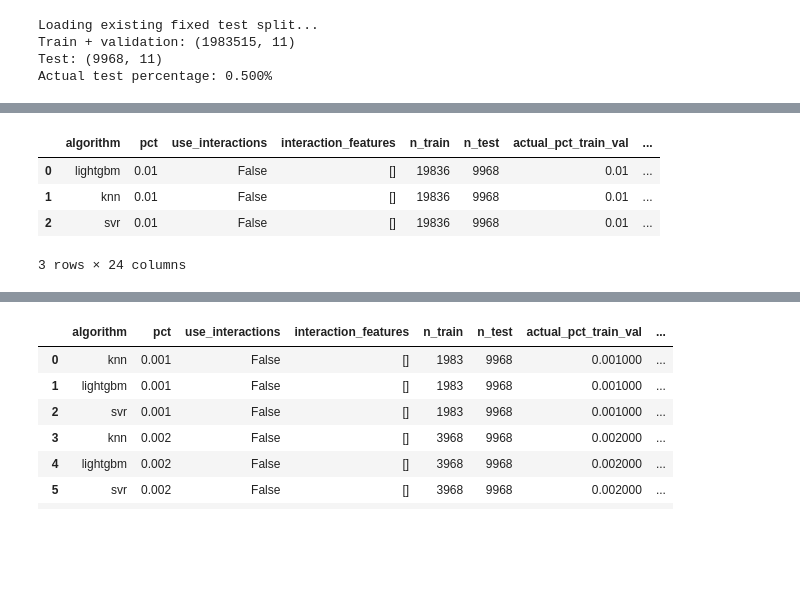
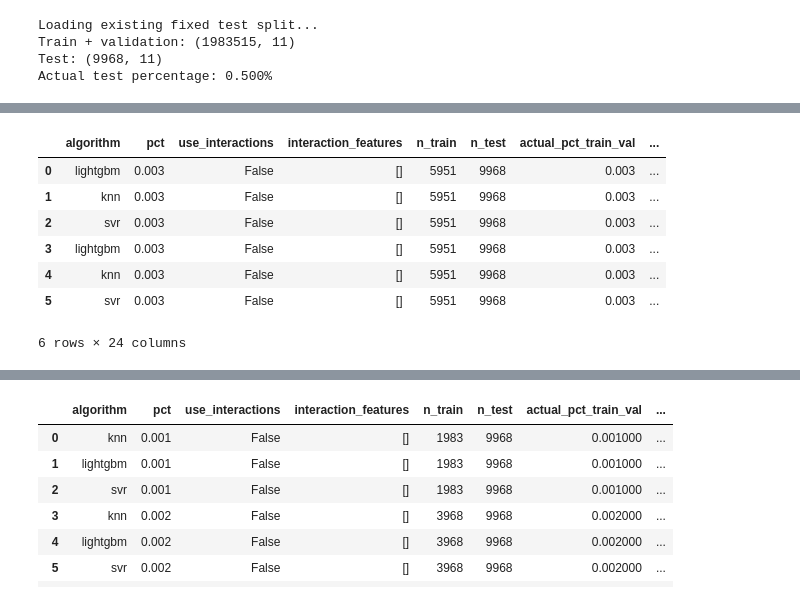
Before and after one commit to suehuynh/hospital-stay-forecast, a Jupyter notebook: notebooks/Pipeline and Training.ipynb, the cells around one changed output, grey strips where cells are left out. Cells and saved outputs as stored; diff of their text form; code cells hidden in the pictures; blank space fills up the shorter version.

Commit message:
modified to support multiple random states

```diff
--- a/notebooks/Pipeline and Training.ipynb
+++ b/notebooks/Pipeline and Training.ipynb
@@ -542,12 +548,13 @@ def run_experiment(model_name, pct, features=ADMISSION,
         cv_metrics=cv_metrics,
         test_metrics=test_metrics,
         model_features=model_features,
-        interaction_ftrs=interaction_ftrs
+        interaction_ftrs=interaction_ftrs,
+        random_state=random_state
     )
 
     # Save test predictions
     suffix = get_experiment_suffix(use_interactions)
-    prediction_filename = (f"{model_name}_pct_{pct:.3f}_{suffix}_predictions.csv")
+    prediction_filename = (f"{model_name}_pct_{pct:.3f}_{suffix}_seed_{random_state}_predictions.csv")
     prediction_path = os.path.join(PREDICTION_DIR, prediction_filename)
 
     predictions_df = pd.DataFrame({
@@ -558,6 +565,7 @@ def run_experiment(model_name, pct, features=ADMISSION,
 
     predictions_df["residual"] = (predictions_df["y_true"] - predictions_df["y_pred"])
     predictions_df["absolute_error"] = (predictions_df["residual"].abs())
+    predictions_df["random_state"] = random_state
 
     predictions_df.to_csv(prediction_path, index=False)
 
@@ -612,7 +620,7 @@ def run_experiment(model_name, pct, features=ADMISSION,
 
     return best_model, result
 # %%
-PCT_TO_RUN = 0.01
+PCT_TO_RUN = 0.003
 
 ALGORITHMS_TO_RUN = [
     "lightgbm",
@@ -621,24 +629,40 @@ ALGORITHMS_TO_RUN = [
 ]
 
 USE_INTERACTIONS = False
-RUN_RANDOM_STATE = RANDOM_STATE
+
+# Store the original seed for reference.
+# Do NOT include it in the new runs.
+ORIGINAL_RANDOM_STATE = RANDOM_STATE
+
+NEW_RANDOM_STATES = [1024, 2026]
 # %%
-current_results = []
+all_new_results = []
 
-for algorithm in ALGORITHMS_TO_RUN:
+for seed in NEW_RANDOM_STATES:
 
-    best_model, result = run_experiment(
-        model_name=algorithm,
-        pct=PCT_TO_RUN,
-        features=ADMISSION,
-        use_interactions=USE_INTERACTIONS,
-        random_state=RUN_RANDOM_STATE
-    )
+    print(f"\n{'#' * 80}")
+    print(f"RUNNING EXPERIMENTS WITH RANDOM STATE: {seed}")
+    print(f"{'#' * 80}")
 
-    current_results.append(result)
+    current_results = []
 
+    for algorithm in ALGORITHMS_TO_RUN:
 
-current_results_df = pd.DataFrame(current_results)
+        best_model, result = run_experiment(
+            model_name=algorithm,
+            pct=PCT_TO_RUN,
+            features=ADMISSION,
+            use_interactions=USE_INTERACTIONS,
+            random_state=seed
+        )
 
-current_results_df
+        current_results.append(result)
+
+    current_results_df = pd.DataFrame(current_results)
+
+    all_new_results.append(current_results_df)
+
+# Combine results from all NEW random states
+all_new_results_df = pd.concat(all_new_results, ignore_index=True)
+all_new_results_df
 # %% [output]
@@ -661,9 +685,12 @@ Predictions saved: ../results/los_learning_curve\predictions\svr_pct_0.010_no_in
 Results saved: ../results/los_learning_curve\results\results_svr.csv
 |  | algorithm | pct | use_interactions | interaction_features | n_train | n_test | actual_pct_train_val | ... |
-| 0 | lightgbm | 0.01 | False | [] | 19836 | 9968 | 0.01 | ... |
-| 1 | knn | 0.01 | False | [] | 19836 | 9968 | 0.01 | ... |
-| 2 | svr | 0.01 | False | [] | 19836 | 9968 | 0.01 | ... |
+| 0 | lightgbm | 0.003 | False | [] | 5951 | 9968 | 0.003 | ... |
+| 1 | knn | 0.003 | False | [] | 5951 | 9968 | 0.003 | ... |
+| 2 | svr | 0.003 | False | [] | 5951 | 9968 | 0.003 | ... |
+| 3 | lightgbm | 0.003 | False | [] | 5951 | 9968 | 0.003 | ... |
+| 4 | knn | 0.003 | False | [] | 5951 | 9968 | 0.003 | ... |
+| 5 | svr | 0.003 | False | [] | 5951 | 9968 | 0.003 | ... |
-3 rows × 24 columns
+6 rows × 24 columns
 # %%
 def load_algorithm_results(model_name):
     result_path = os.path.join(RESULT_DIR, f"results_{model_name}.csv")
```
Also changed, not shown: parts of 5 cells of this notebook, 57 other files.
